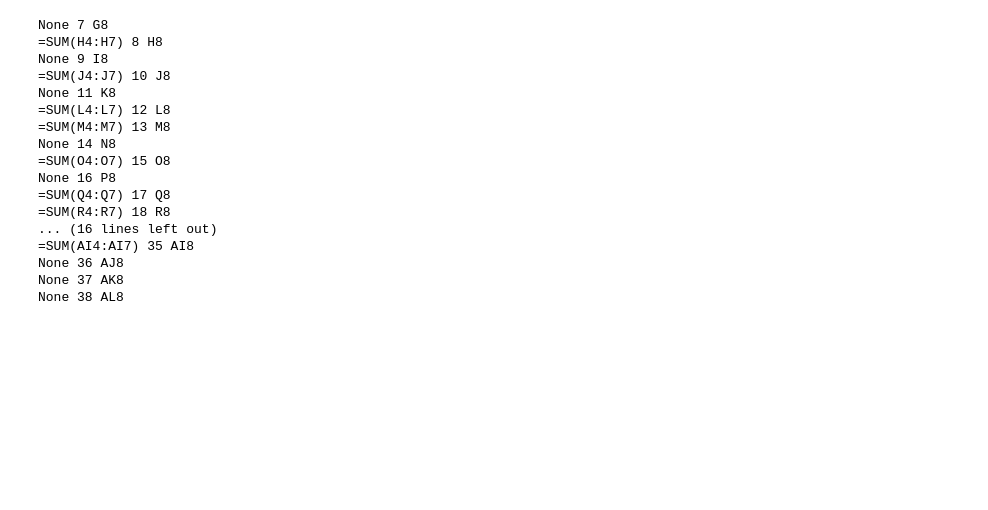
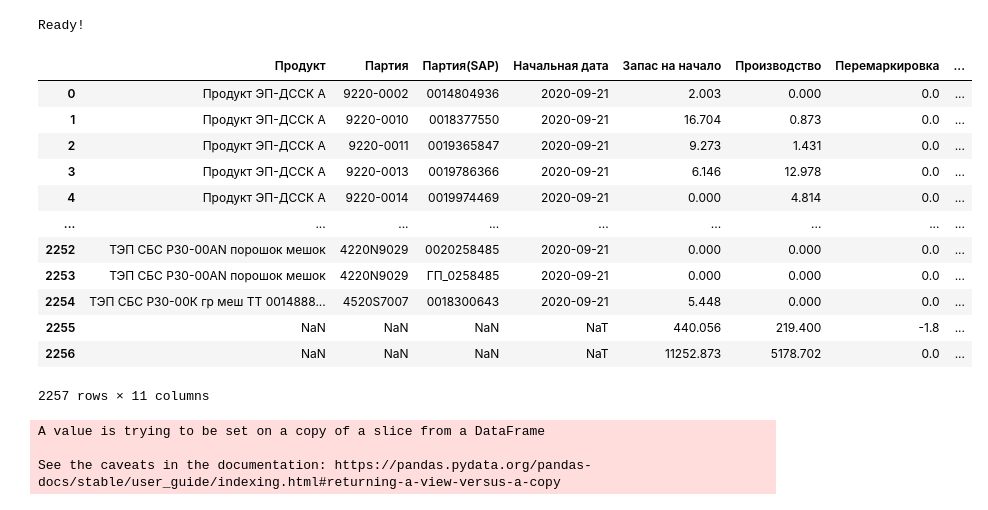
Before and after one commit to VitSaf/weekly_logistic_report, a Jupyter notebook: WeeklyLogistic.ipynb, the cells around one changed output. Drawn from its saved outputs; the diff is of its cells as text; code cells hidden in the pictures; blank space fills up the shorter version.

```diff
--- a/WeeklyLogistic.ipynb
+++ b/WeeklyLogistic.ipynb
@@ -2,4 +2,13 @@
 from datetime import datetime, timedelta
 import os
 import openpyxl
+import os
+import pandas as pd
+
+ROOT_DIR = './'
+
+MARKS = ['СКС', "СКД", "ДСТ", "СБС","ДССК"]
+print("Ready!")
+# %% [output]
+Ready!
 # %%
@@ -17,23 +21,23 @@ report_titles = report_sheet['A1':'AL3']
 hiden_data = report_sheet['A4':'G8']
 rows = {'sks':report_sheet['G4':'AL4'],'skd':report_sheet['G5':'AL5'],'tep35':report_sheet['G6':'AL6'],
         'tep50':report_sheet['G7':'AL7'],'total':report_sheet['G8':'AL8']}
-# %%
-print_row(rows['total'])
-# %% [output]
-None 7 G8
-=SUM(H4:H7) 8 H8
-None 9 I8
-=SUM(J4:J7) 10 J8
-None 11 K8
-=SUM(L4:L7) 12 L8
-=SUM(M4:M7) 13 M8
-None 14 N8
-=SUM(O4:O7) 15 O8
-None 16 P8
-=SUM(Q4:Q7) 17 Q8
-=SUM(R4:R7) 18 R8
-... (16 lines left out)
-=SUM(AI4:AI7) 35 AI8
-None 36 AJ8
-None 37 AK8
-None 38 AL8
+# %%
+#Подгрузка отчётов из SAP
+
+#добавить проверку на верность даты начала и конца выгрузки
+prod_report  = pd.read_excel(os.path.join(ROOT_DIR, 'ZPP_PROD_REPORT.XLSX'),sheet_name = 'Sheet1', thousands = ',').drop(columns='Продукт').rename(columns={'Продукт.1':'Продукт'})
+prod_report
+# %% [output]
+|  | Продукт | Партия | Партия(SAP) | Начальная дата | Запас на начало | Производство | Перемаркировка | ... |
+| 0 | Продукт ЭП-ДССК А | 9220-0002 | 0014804936 | 2020-09-21 | 2.003 | 0.000 | 0.0 | ... |
+| 1 | Продукт ЭП-ДССК А | 9220-0010 | 0018377550 | 2020-09-21 | 16.704 | 0.873 | 0.0 | ... |
+| 2 | Продукт ЭП-ДССК А | 9220-0011 | 0019365847 | 2020-09-21 | 9.273 | 1.431 | 0.0 | ... |
+| 3 | Продукт ЭП-ДССК А | 9220-0013 | 0019786366 | 2020-09-21 | 6.146 | 12.978 | 0.0 | ... |
+| 4 | Продукт ЭП-ДССК А | 9220-0014 | 0019974469 | 2020-09-21 | 0.000 | 4.814 | 0.0 | ... |
+| ... | ... | ... | ... | ... | ... | ... | ... | ... |
+| 2252 | ТЭП СБС Р30-00AN порошок мешок | 4220N9029 | 0020258485 | 2020-09-21 | 0.000 | 0.000 | 0.0 | ... |
+| 2253 | ТЭП СБС Р30-00AN порошок мешок | 4220N9029 | ГП_0258485 | 2020-09-21 | 0.000 | 0.000 | 0.0 | ... |
+| 2254 | ТЭП СБС Р30-00К гр меш ТТ 0014888... | 4520S7007 | 0018300643 | 2020-09-21 | 5.448 | 0.000 | 0.0 | ... |
+| 2255 | NaN | NaN | NaN | NaT | 440.056 | 219.400 | -1.8 | ... |
+| 2256 | NaN | NaN | NaN | NaT | 11252.873 | 5178.702 | 0.0 | ... |
+2257 rows × 11 columns
@@ -40,7 +122,15 @@ None 38 AL8
 # %%
+#Основной список вызов функций (main)
 wb_result = create_resulting_wb()
 result_sheet = wb_result['Отчёт']
 copy_cells(report_titles, result_sheet)
 copy_cells(hiden_data, result_sheet)
+#17 столбец
+put_info_in_col(17,get_column_17_info(prod_report),result_sheet)
+#последняя строка
 find_total()
 copy_cells(rows['total'], result_sheet)
+# %% [output]
+A value is trying to be set on a copy of a slice from a DataFrame
+
+See the caveats in the documentation: https://pandas.pydata.org/pandas-docs/stable/user_guide/indexing.html#returning-a-view-versus-a-copy
```
Also changed, not shown: parts of 12 cells of this notebook.
